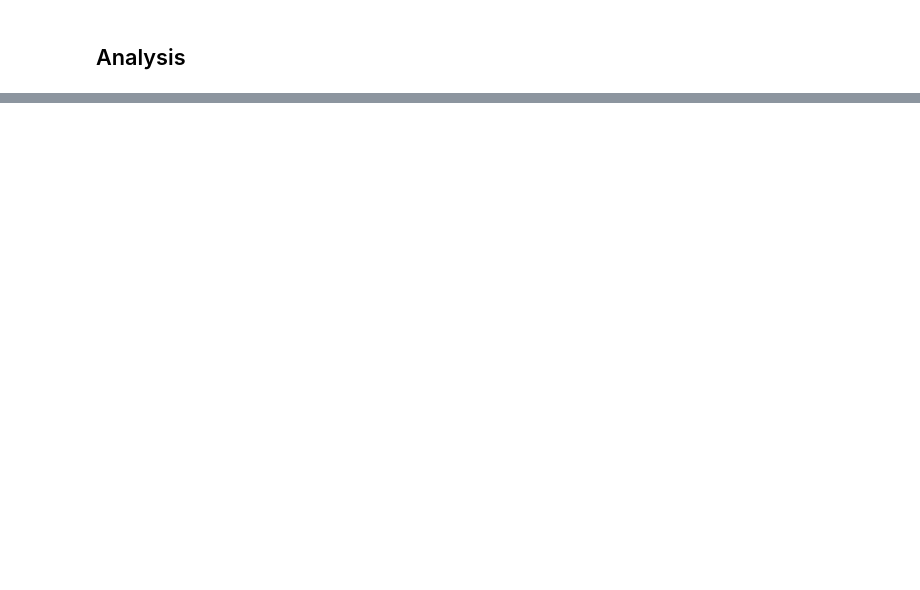
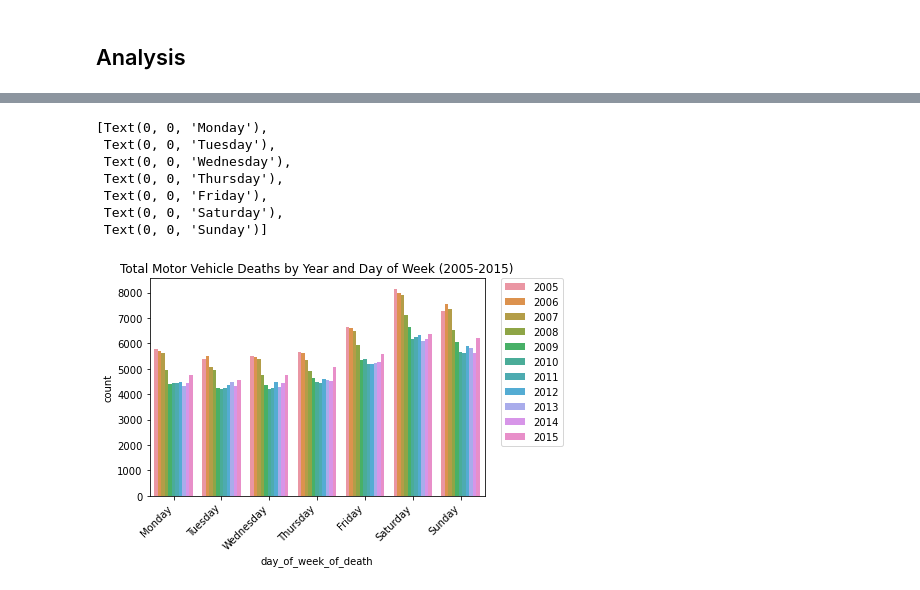
Before and after one commit to MimiBebe/Project-1Team3, a Jupyter notebook: Barbara.ipynb, the cells around one changed output, grey strips where cells are left out. Cells and saved outputs as stored; diff of their text form; code cells hidden in the pictures; blank space fills up the shorter version.

```diff
--- a/Barbara.ipynb
+++ b/Barbara.ipynb
@@ -200,6 +421,15 @@ ax.set_xticklabels(ax.get_xticklabels(), rotation=45, horizontalalignment='right
 # %%
 ax = sns.countplot(hue="current_data_year", x="day_of_week_of_death", data=finalDf)
 ax.legend(bbox_to_anchor=(1.05, 1), loc=2,borderaxespad=0.)
-ax.set_title("Total Deaths by Year and Day of Week")
+ax.set_title("Total Motor Vehicle Deaths by Year and Day of Week (2005-2015)")
 ax.set_xticklabels(ax.get_xticklabels(), rotation=45, horizontalalignment='right')
 #https://stackoverflow.com/questions/27019079/move-seaborn-plot-legend-to-a-different-position
+# %% [output]
+[Text(0, 0, 'Monday'),
+ Text(0, 0, 'Tuesday'),
+ Text(0, 0, 'Wednesday'),
+ Text(0, 0, 'Thursday'),
+ Text(0, 0, 'Friday'),
+ Text(0, 0, 'Saturday'),
+ Text(0, 0, 'Sunday')]
+[figure, added]
```
Also changed, not shown: parts of 39 cells of this notebook, 2 other files.
